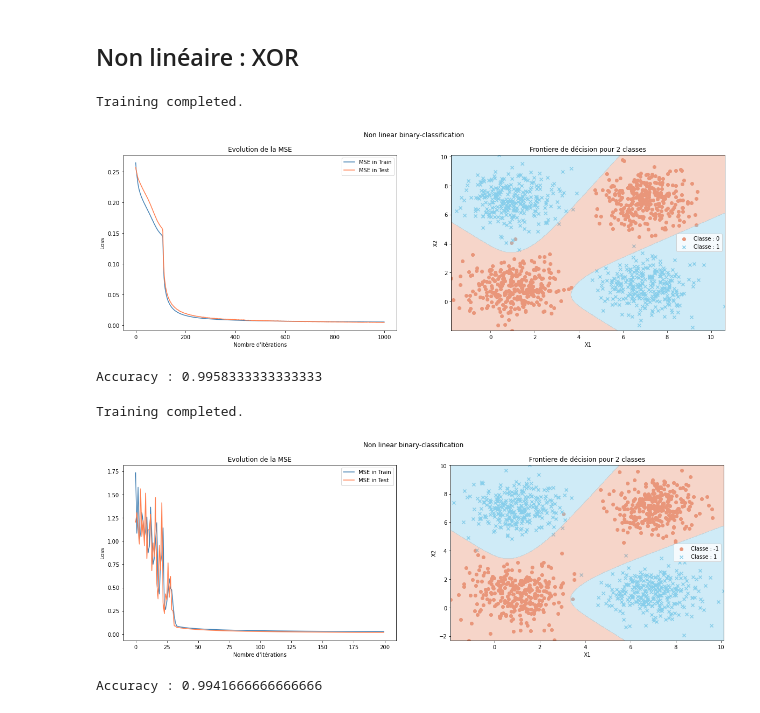
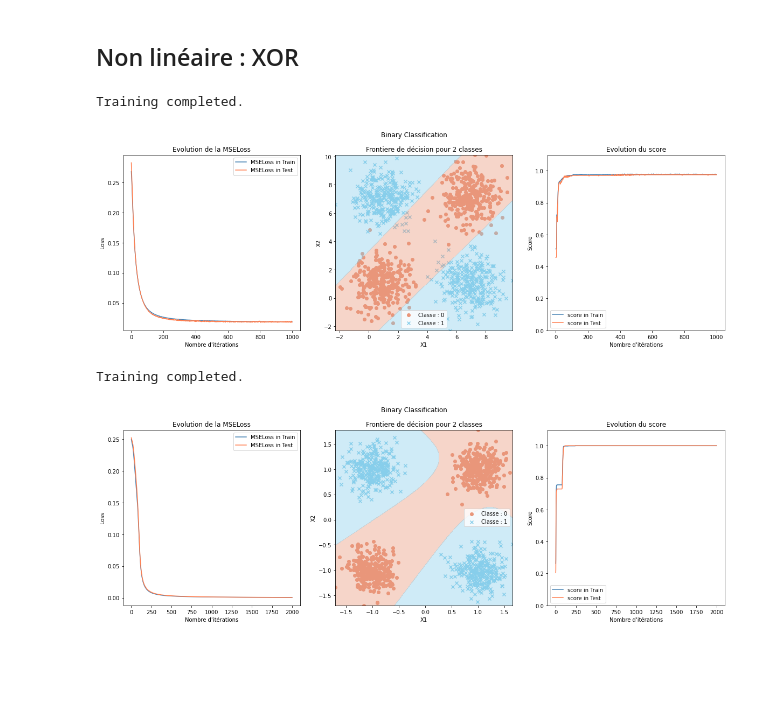
Before and after one commit to Amayas29/neural-networks, a Jupyter notebook: experimentations/non_linear.ipynb, the cells around one changed output. Drawn from its saved outputs; the diff is of its cells as text; code cells hidden in the pictures; blank space fills up the shorter version.

Commit message:
plot fix

```diff
--- a/experimentations/non_linear.ipynb
+++ b/experimentations/non_linear.ipynb
@@ -20,7 +19,7 @@ import matplotlib.pyplot as plt
 # %%
 X, y = generate_data_gauss(300, [[1, 1], [7, 7], [1, 7], [7, 1]], [[[1, 0], [0, 1]]] * 4, labels=[0, 0, 1, 1])
 
-hidden_neurons = 4
+hidden_neurons = 2
 net = Sequentiel([
     Linear(2, hidden_neurons, bias=True),
     TanH(),
@@ -31,29 +30,25 @@ net = Sequentiel([
 optim = Optim(net, MSELoss(), eps=1e-3)
 optim.SGD(X, y, test_train_split=True, batch_size=50, epochs=1000, verbose=False)
 
-plot_net(X, y, net, optim.train_loss, test_loss=optim.test_loss, net_type="classif", net_title="Non linear binary-classification", loss_name="MSE", data_xlabel="X1", data_ylabel="X2")
-print("Accuracy :", accuracy(net, X, y))
+plot_net(optim, X, y, net_type="classif", net_title="Binary Classification", data_xlabel="X1", data_ylabel="X2")
 # %% [output]
 Training completed.
-[figure, old version]
+[figure, new version]
-Accuracy : 0.9958333333333333
 # %%
-X, y = generate_data_gauss(300, [[1, 1], [7, 7], [1, 7], [7, 1]], [[[1, 0], [0, 1]]] * 4, labels=[-1, -1, 1, 1])
+X, y = generate_data_gauss(300, [[-1, -1], [1, 1], [-1, 1], [1, -1]], [[[0.05, 0], [0, 0.05]]] * 4, labels=[0, 0, 1, 1])
 
-hidden_neurons = 4
+hidden_neurons = 3
 net = Sequentiel([
     Linear(2, hidden_neurons, bias=True),
+    TanH(),
+    Linear(hidden_neurons, 1, bias=False),
     Sigmoide(),
-    Linear(hidden_neurons, 1, bias=True),
-    TanH(),
-], classes_type="-1/1")
+], classes_type="0/1")
 
 optim = Optim(net, MSELoss(), eps=1e-3)
-optim.SGD(X, y, test_train_split=True, batch_size=len(X), epochs=200, verbose=False)
+optim.SGD(X, y, test_train_split=True, batch_size=len(X), epochs=2000, verbose=False)
 
-plot_net(X, y, net, optim.train_loss, test_loss=optim.test_loss, net_type="classif", net_title="Non linear binary-classification", loss_name="MSE",  data_xlabel="X1", data_ylabel="X2")
-print("Accuracy :", accuracy(net, X, y))
+plot_net(optim, X, y, net_type="classif", net_title="Binary Classification", data_xlabel="X1", data_ylabel="X2")
 # %% [output]
 Training completed.
-[figure, old version]
+[figure, new version]
-Accuracy : 0.9941666666666666
```
Also changed, not shown: parts of 2 cells of this notebook, 8 other files.
